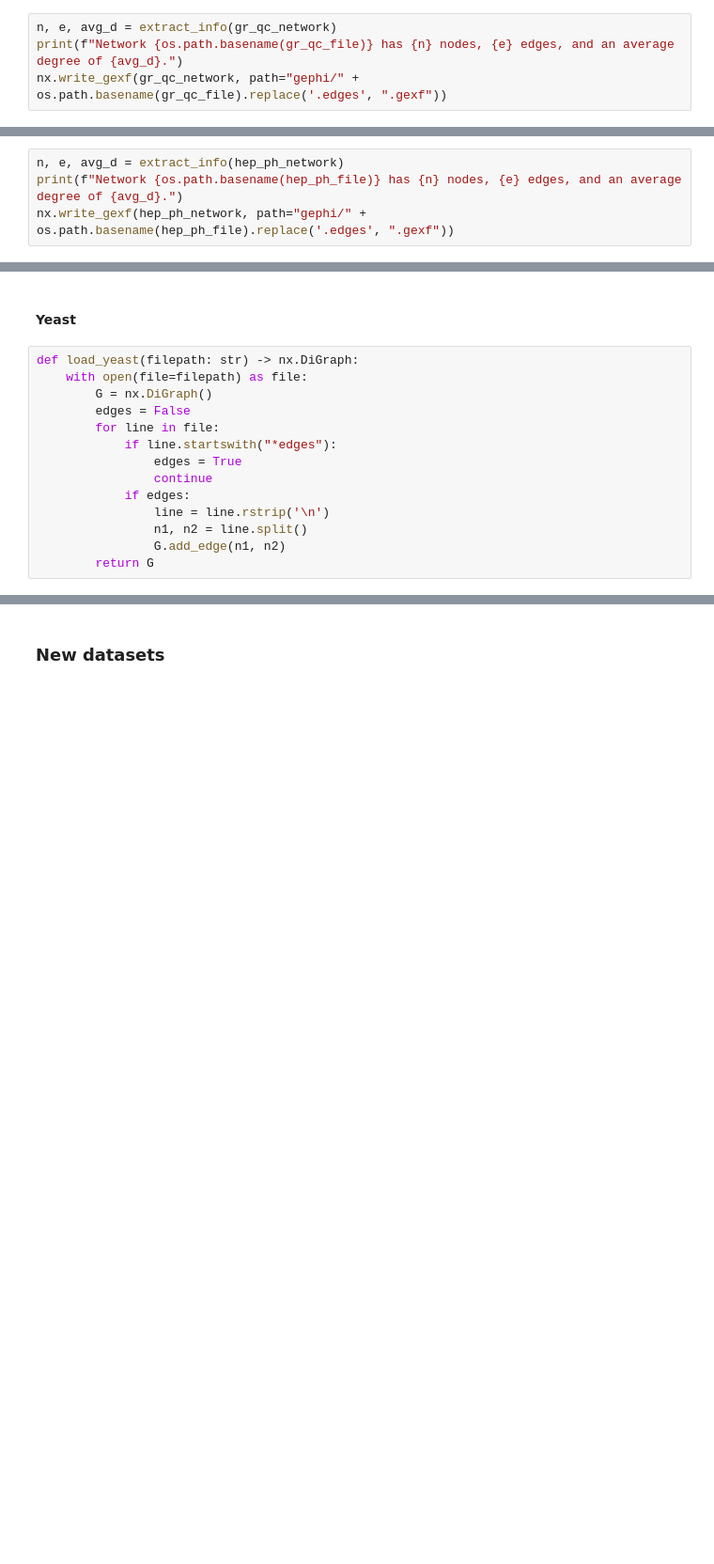
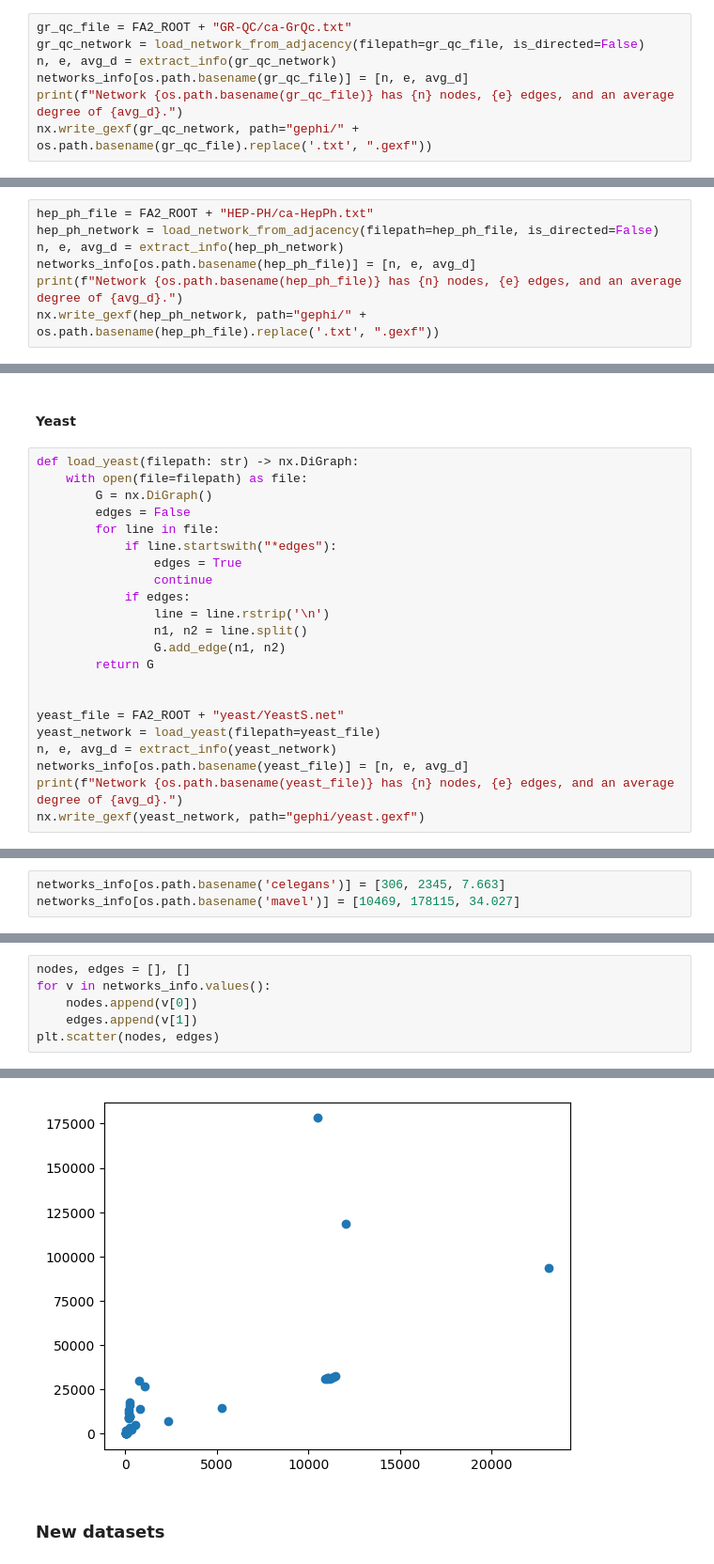
Before and after one commit to ernestvmo/forceatlas2-SNACS, a Jupyter notebook: data_read.ipynb, the cells around one changed output, grey strips where cells are left out. Shown: that part at 94% size. Saved outputs shown, nothing was run; the diff lists cells and outputs as text; blank space fills up the shorter version.

```diff
--- a/data_read.ipynb
+++ b/data_read.ipynb
@@ -126,7 +131,10 @@ gr_qc_network = load_network_from_adjacency(filepath=gr_qc_file, is_directed=Fal
 # %%
+gr_qc_file = FA2_ROOT + "GR-QC/ca-GrQc.txt"
+gr_qc_network = load_network_from_adjacency(filepath=gr_qc_file, is_directed=False)
 n, e, avg_d = extract_info(gr_qc_network)
+networks_info[os.path.basename(gr_qc_file)] = [n, e, avg_d]
 print(f"Network {os.path.basename(gr_qc_file)} has {n} nodes, {e} edges, and an average degree of {avg_d}.")
-nx.write_gexf(gr_qc_network, path="gephi/" + os.path.basename(gr_qc_file).replace('.edges', ".gexf"))
+nx.write_gexf(gr_qc_network, path="gephi/" + os.path.basename(gr_qc_file).replace('.txt', ".gexf"))
 # %% [output]
 Network ca-GrQc.txt has 5242 nodes, 14496 edges, and an average degree of 5.530713468141931.
 # %% [markdown]
@@ -137,7 +142,10 @@ hep_ph_network = load_network_from_adjacency(filepath=hep_ph_file, is_directed=F
 # %%
+hep_ph_file = FA2_ROOT + "HEP-PH/ca-HepPh.txt"
+hep_ph_network = load_network_from_adjacency(filepath=hep_ph_file, is_directed=False)
 n, e, avg_d = extract_info(hep_ph_network)
+networks_info[os.path.basename(hep_ph_file)] = [n, e, avg_d]
 print(f"Network {os.path.basename(hep_ph_file)} has {n} nodes, {e} edges, and an average degree of {avg_d}.")
-nx.write_gexf(hep_ph_network, path="gephi/" + os.path.basename(hep_ph_file).replace('.edges', ".gexf"))
+nx.write_gexf(hep_ph_network, path="gephi/" + os.path.basename(hep_ph_file).replace('.txt', ".gexf"))
 # %% [output]
 Network ca-HepPh.txt has 12008 nodes, 118521 edges, and an average degree of 19.740339773484344.
 # %% [markdown]
@@ -156,3 +164,11 @@ def load_yeast(filepath: str) -> nx.DiGraph:
                 n1, n2 = line.split()
                 G.add_edge(n1, n2)
         return G
+
+
+yeast_file = FA2_ROOT + "yeast/YeastS.net"
+yeast_network = load_yeast(filepath=yeast_file)
+n, e, avg_d = extract_info(yeast_network)
+networks_info[os.path.basename(yeast_file)] = [n, e, avg_d]
+print(f"Network {os.path.basename(yeast_file)} has {n} nodes, {e} edges, and an average degree of {avg_d}.")
+nx.write_gexf(yeast_network, path="gephi/yeast.gexf")
@@ -167,0 +179,3 @@ Network YeastS.net has 2361 nodes, 7182 edges, and an average degree of 6.083862
+# %%
+networks_info[os.path.basename('celegans')] = [306, 2345, 7.663]
+networks_info[os.path.basename('mavel')] = [10469, 178115, 34.027]
@@ -167,0 +204,7 @@ Network YeastS.net has 2361 nodes, 7182 edges, and an average degree of 6.083862
+# %%
+nodes, edges = [], []
+for v in networks_info.values():
+    nodes.append(v[0])
+    edges.append(v[1])
+plt.scatter(nodes, edges)
+# %% [output]
@@ -168,3 +212,4 @@ Network YeastS.net has 2361 nodes, 7182 edges, and an average degree of 6.083862
+[figure, added]
 # %% [markdown]
 ### New datasets
 # %% [markdown]
```
Also changed, not shown: parts of 66 cells of this notebook.
